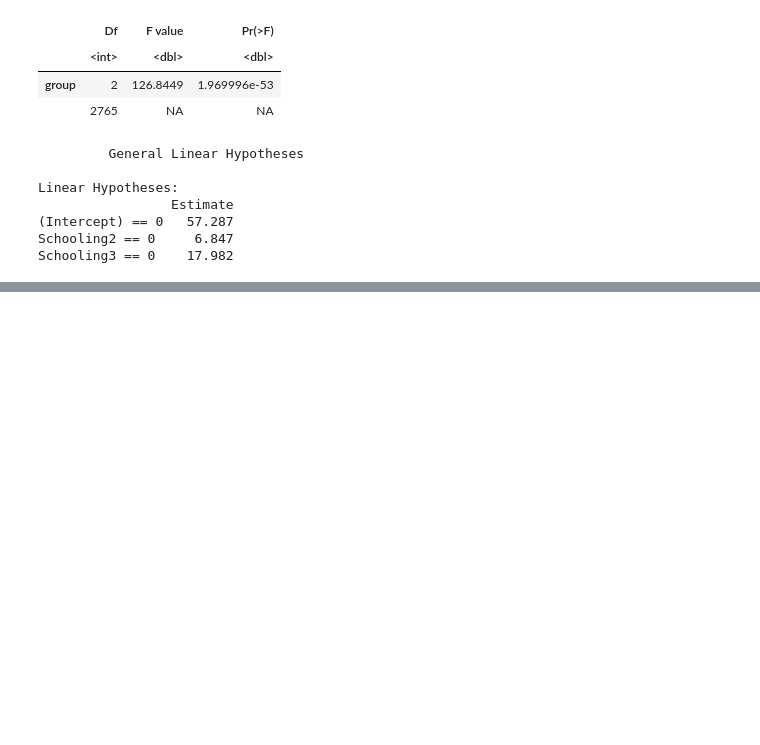
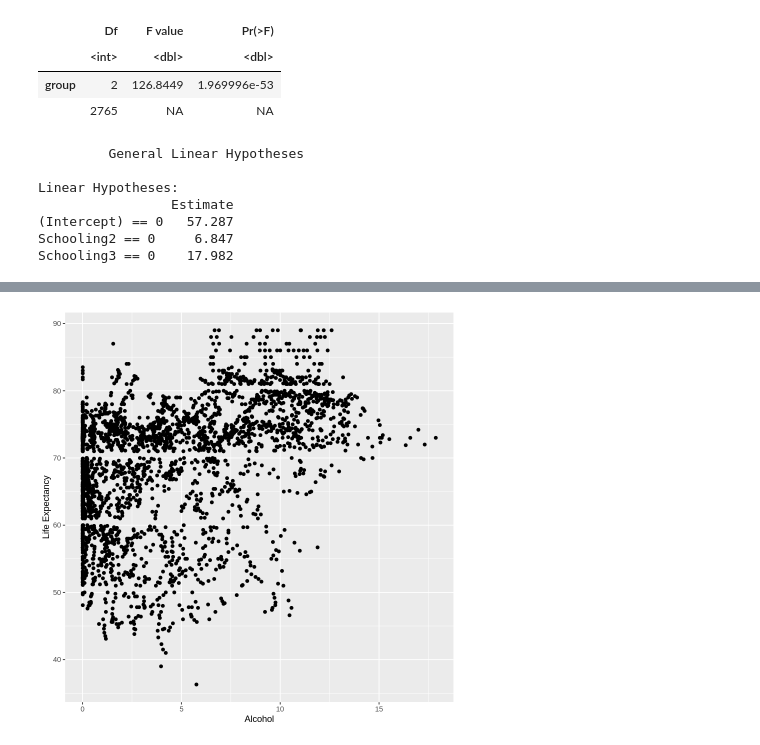
Before and after one commit to GeorgeM2000/Life-Expectancy-Analysis, a Jupyter notebook: Life_Expectancy_Analysis.ipynb, the cells around one changed output, grey strips where cells are left out. Saved outputs shown, nothing was run; the diff lists cells and outputs as text; code cells hidden in the pictures; blank space fills up the shorter version.

```diff
--- a/Life_Expectancy_Analysis.ipynb
+++ b/Life_Expectancy_Analysis.ipynb
@@ -425,0 +473,3 @@ Schooling3 == 0    17.982
+# %%
+ggplot(le, aes(x=`Alcohol`, y=`Life Expectancy`)) + geom_point() + labs(x="Alcohol", y="Life Expectancy")
+# %% [output]
@@ -425,0 +478 @@ Schooling3 == 0    17.982
+[figure, added]
```
Also changed, not shown: parts of 9 cells of this notebook.
